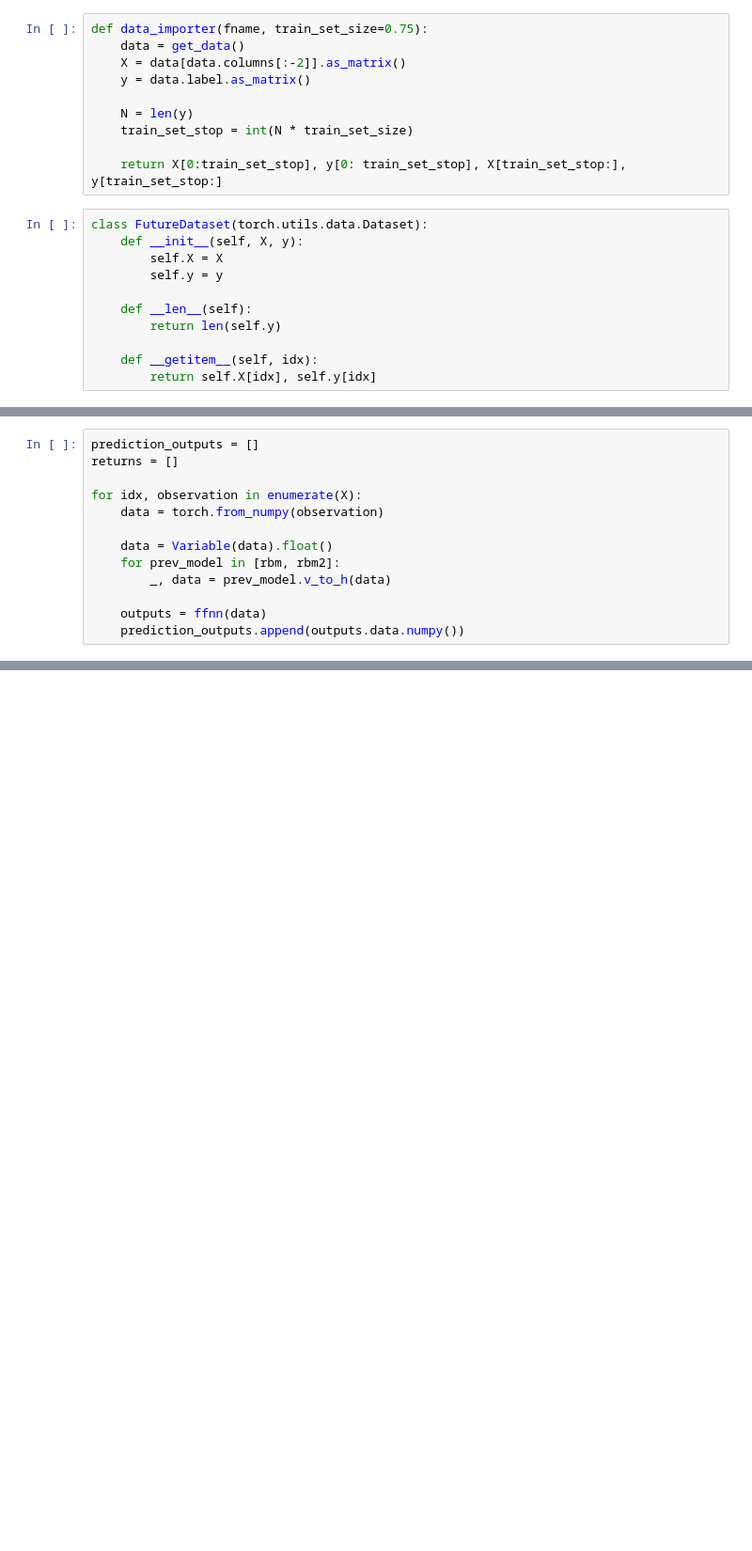
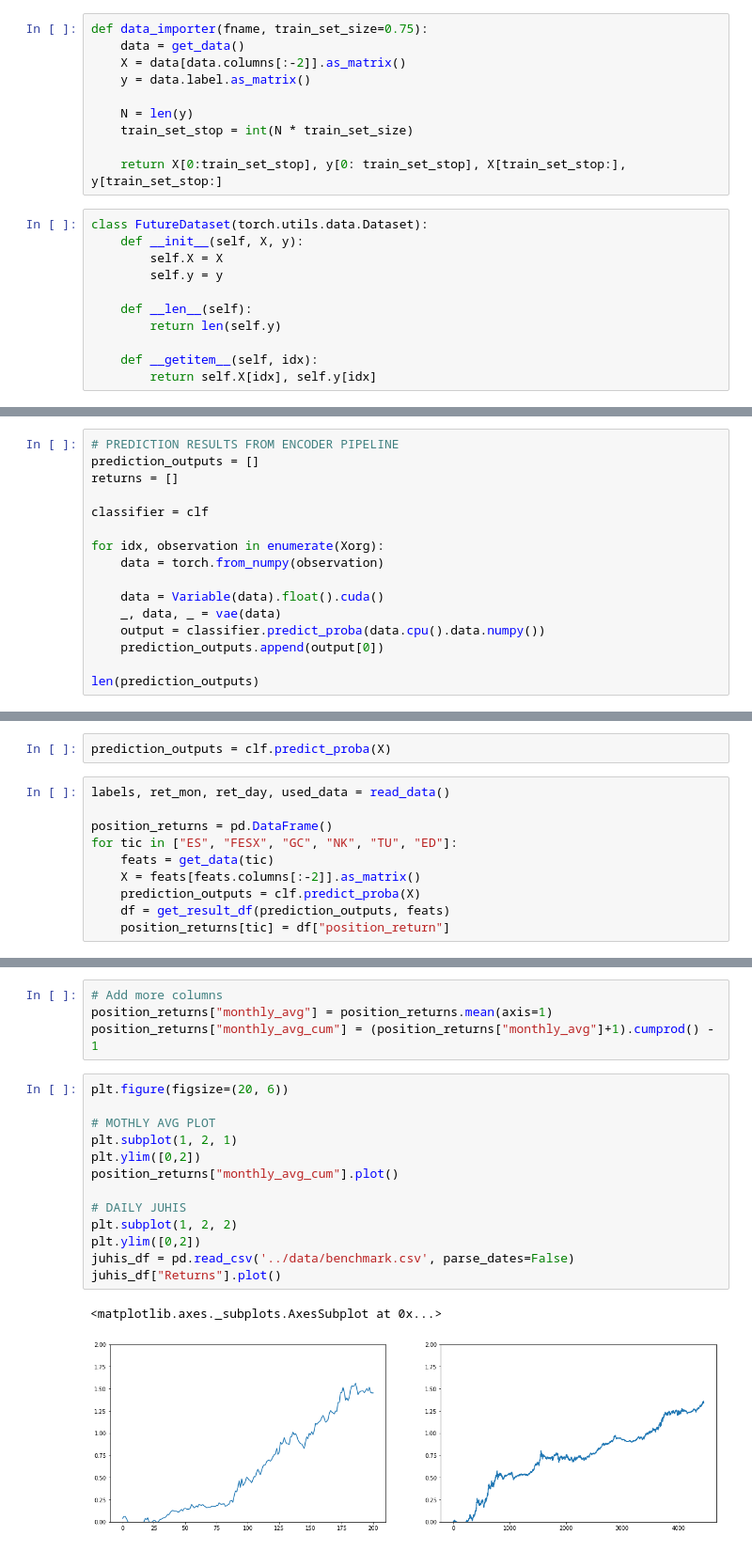
Before and after one commit to starklauri/rbm_momentum_datareader, a Jupyter notebook: notebooks/RBM.ipynb, the cells around one changed output, grey strips where cells are left out. Shown: that part at 94% size. Saved outputs shown, nothing was run; the diff lists cells and outputs as text; blank space fills up the shorter version.

Commit message:
VAE + new classifiers

```diff
--- a/notebooks/RBM.ipynb
+++ b/notebooks/RBM.ipynb
@@ -267,14 +261,17 @@ y = feats.label.as_matrix()
 # %%
+# PREDICTION RESULTS FROM ENCODER PIPELINE
 prediction_outputs = []
 returns = []
 
-for idx, observation in enumerate(X):
+classifier = clf
+
+for idx, observation in enumerate(Xorg):
     data = torch.from_numpy(observation)
 
-    data = Variable(data).float()
-    for prev_model in [rbm, rbm2]:
-        _, data = prev_model.v_to_h(data)
+    data = Variable(data).float().cuda()
+    _, data, _ = vae(data)
+    output = classifier.predict_proba(data.cpu().data.numpy())
+    prediction_outputs.append(output[0])
 
-    outputs = ffnn(data)
-    prediction_outputs.append(outputs.data.numpy())
+len(prediction_outputs)
 # %%
@@ -303,0 +289,12 @@ result_df["label"].hist()
+# %%
+prediction_outputs = clf.predict_proba(X)
+# %%
+labels, ret_mon, ret_day, used_data = read_data()
+
+position_returns = pd.DataFrame()
+for tic in ["ES", "FESX", "GC", "NK", "TU", "ED"]:
+    feats = get_data(tic)
+    X = feats[feats.columns[:-2]].as_matrix()
+    prediction_outputs = clf.predict_proba(X)
+    df = get_result_df(prediction_outputs, feats)
+    position_returns[tic] = df["position_return"]
@@ -303,0 +308,20 @@ result_df["label"].hist()
+# %%
+# Add more columns
+position_returns["monthly_avg"] = position_returns.mean(axis=1)
+position_returns["monthly_avg_cum"] = (position_returns["monthly_avg"]+1).cumprod() - 1
+# %%
+plt.figure(figsize=(20, 6))
+
+# MOTHLY AVG PLOT
+plt.subplot(1, 2, 1)
+plt.ylim([0,2])
+position_returns["monthly_avg_cum"].plot()
+
+# DAILY JUHIS
+plt.subplot(1, 2, 2)
+plt.ylim([0,2])
+juhis_df = pd.read_csv('../data/benchmark.csv', parse_dates=False)
+juhis_df["Returns"].plot()
+# %% [output]
+<matplotlib.axes._subplots.AxesSubplot at 0x...>
+[figure, added]
```
Also changed, not shown: parts of 27 cells of this notebook.
